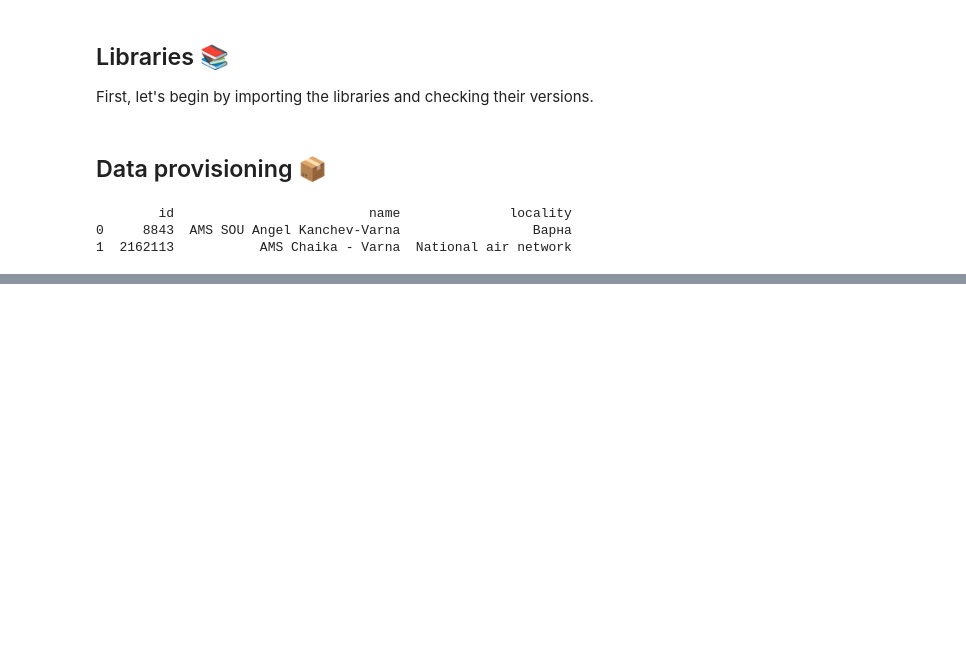
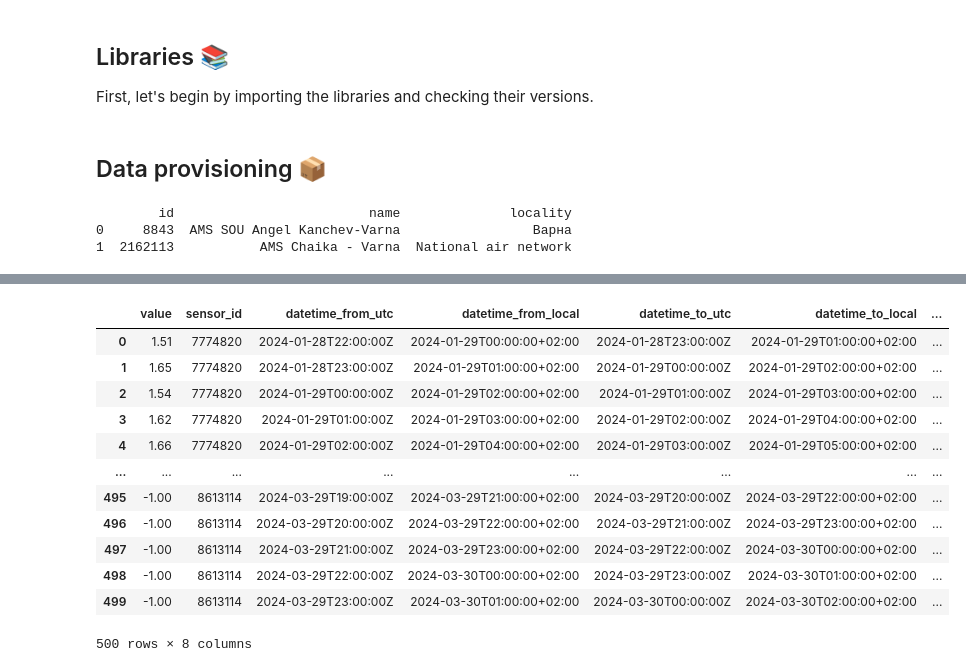
Before and after one commit to ivetkalchev/VarnaAir, a Jupyter notebook: varnaair.ipynb, the cells around one changed output, grey strips where cells are left out. Saved outputs shown, nothing was run; the diff lists cells and outputs as text; code cells hidden in the pictures; blank space fills up the shorter version.

Commit message:
formatting the pollutants

```diff
--- a/varnaair.ipynb
+++ b/varnaair.ipynb
@@ -117,0 +170,47 @@ combined_df
+# %%
+base_url = "https://api.openaq.org/v3/sensors/{sensor_id}/measurements"
+
+# sensor ids for Chaika
+sensor_ids = [7774820, 7774916, 7775044, 7775045, 8613114]
+
+sensor_data_frames = []
+
+for sensor_id in sensor_ids:
+    url = base_url.format(sensor_id=sensor_id)
+    response = requests.get(url, headers=headers)
+    response.raise_for_status()
+
+    data = response.json()
+    results = data.get("results", [])
+
+    if results:
+        df2 = pandas.DataFrame(results)
+
+        df2 = df2.assign(
+            sensor_id=sensor_id,
+            datetime_from_utc=df2['period'].apply(lambda x: x['datetimeFrom']['utc'] if x else None),
+            datetime_from_local=df2['period'].apply(lambda x: x['datetimeFrom']['local'] if x else None),
+            datetime_to_utc=df2['period'].apply(lambda x: x['datetimeTo']['utc'] if x else None),
+            datetime_to_local=df2['period'].apply(lambda x: x['datetimeTo']['local'] if x else None),
+            parameter_name=df2['parameter'].apply(lambda x: x.get('name') if isinstance(x, dict) else None),
+            parameter_units=df2['parameter'].apply(lambda x: x.get('units') if isinstance(x, dict) else None)
+        ).drop(columns=['flagInfo', 'parameter', 'period', 'summary', 'coverage', 'coordinates'])
+
+        sensor_data_frames.append(df2)
+
+combined_df2 = pandas.concat(sensor_data_frames, ignore_index=True)
+combined_df2
+# %% [output]
+|  | value | sensor_id | datetime_from_utc | datetime_from_local | datetime_to_utc | datetime_to_local | ... |
+| 0 | 1.51 | 7774820 | 2024-01-28T22:00:00Z | 2024-01-29T00:00:00+02:00 | 2024-01-28T23:00:00Z | 2024-01-29T01:00:00+02:00 | ... |
+| 1 | 1.65 | 7774820 | 2024-01-28T23:00:00Z | 2024-01-29T01:00:00+02:00 | 2024-01-29T00:00:00Z | 2024-01-29T02:00:00+02:00 | ... |
+| 2 | 1.54 | 7774820 | 2024-01-29T00:00:00Z | 2024-01-29T02:00:00+02:00 | 2024-01-29T01:00:00Z | 2024-01-29T03:00:00+02:00 | ... |
+| 3 | 1.62 | 7774820 | 2024-01-29T01:00:00Z | 2024-01-29T03:00:00+02:00 | 2024-01-29T02:00:00Z | 2024-01-29T04:00:00+02:00 | ... |
+| 4 | 1.66 | 7774820 | 2024-01-29T02:00:00Z | 2024-01-29T04:00:00+02:00 | 2024-01-29T03:00:00Z | 2024-01-29T05:00:00+02:00 | ... |
+| ... | ... | ... | ... | ... | ... | ... | ... |
+| 495 | -1.00 | 8613114 | 2024-03-29T19:00:00Z | 2024-03-29T21:00:00+02:00 | 2024-03-29T20:00:00Z | 2024-03-29T22:00:00+02:00 | ... |
+| 496 | -1.00 | 8613114 | 2024-03-29T20:00:00Z | 2024-03-29T22:00:00+02:00 | 2024-03-29T21:00:00Z | 2024-03-29T23:00:00+02:00 | ... |
+| 497 | -1.00 | 8613114 | 2024-03-29T21:00:00Z | 2024-03-29T23:00:00+02:00 | 2024-03-29T22:00:00Z | 2024-03-30T00:00:00+02:00 | ... |
+| 498 | -1.00 | 8613114 | 2024-03-29T22:00:00Z | 2024-03-30T00:00:00+02:00 | 2024-03-29T23:00:00Z | 2024-03-30T01:00:00+02:00 | ... |
+| 499 | -1.00 | 8613114 | 2024-03-29T23:00:00Z | 2024-03-30T01:00:00+02:00 | 2024-03-30T00:00:00Z | 2024-03-30T02:00:00+02:00 | ... |
+500 rows × 8 columns
```
Also changed, not shown: parts of 9 cells of this notebook.
